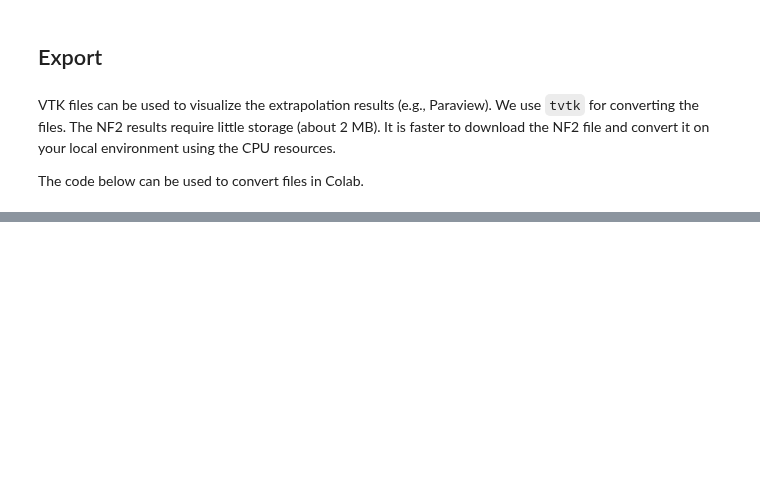
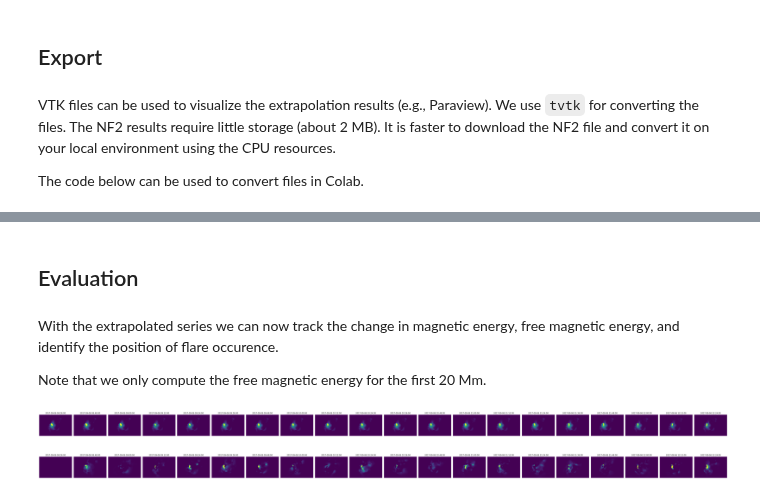
Before and after one commit to RobertJaro/NF2, a Jupyter notebook: example/extrapolation.ipynb, the cells around one changed output, grey strips where cells are left out. Drawn from its saved outputs; the diff is of its cells as text; code cells hidden in the pictures; blank space fills up the shorter version.

```diff
--- a/example/extrapolation.ipynb
+++ b/example/extrapolation.ipynb
@@ -150,0 +253,4 @@ save_vtk(b, vtk_path, 'B')
+# %%
+#@title Paths
+series_base_path = None #@param {type:"string"}
+series_base_path = 'ar_series_%d_%s' % (sharp_nr, date.isoformat('T')) if series_base_path is None else series_base_path
@@ -150,0 +351,53 @@ save_vtk(b, vtk_path, 'B')
+# %% [markdown]
+## Evaluation
+# %% [markdown]
+With the extrapolated series we can now track the change in magnetic energy, free magnetic energy, and identify the position of flare occurence.
+
+Note that we only compute the free magnetic energy for the first 20 Mm.
+# %%
+nf2_paths = sorted(glob.glob(os.path.join(series_base_path, '**', 'extrapolation_result.nf2')))
+Mm_per_pix = 360e-3
+z_pixels = int(np.ceil(20 / (2 * Mm_per_pix)))  # 20 Mm --> pixels; bin2
+
+# save results as npy files
+evaluation_path = os.path.join(series_base_path, 'evaluation')
+os.makedirs(evaluation_path, exist_ok=True)
+free_energy_files = []
+for path in nf2_paths:
+  b = load_cube(path, progress=True, z=z_pixels)
+  free_me = get_free_mag_energy(b)
+  f = os.path.join(evaluation_path, '%s.npy' % path.split('/')[-2])
+  np.save(f, free_me)
+  free_energy_files += [f]
+
+series_dates = [datetime.strptime(os.path.basename(f), '%Y%m%d_%H%M%S_TAI.npy') for f in free_energy_files]
+# %%
+# plot the free magnetic evolution
+fig, axs = plt.subplots(1, len(free_energy_files), figsize=(len(free_energy_files) * 3, 6))
+for f, ax, d in zip(free_energy_files, axs, series_dates):
+  free_me = np.load(f)
+  ax.imshow(free_me.sum(2).transpose(), vmin=0, vmax=1e6, origin='lower')
+  ax.set_title(d.isoformat(' '))
+  ax.set_axis_off()
+
+plt.tight_layout()
+plt.show()
+# %% [output]
+[figure, added]
+# %%
+# plot the energy depletion
+prev_me = None
+fig, axs = plt.subplots(1, len(free_energy_files), figsize=((len(free_energy_files)) * 3, 6))
+for f, ax, d in zip(free_energy_files, axs, series_dates):
+  free_me = np.load(f)
+  if prev_me is None:
+    prev_me = free_me
+  ax.imshow(np.clip(free_me - prev_me, 0, None).sum(2).transpose(), vmin=0, vmax=1e5, origin='lower')
+  ax.set_title(d.isoformat(' '))
+  ax.set_axis_off()
+  prev_me = free_me
+
+plt.tight_layout()
+plt.show()
+# %% [output]
+[figure, added]
```
Also changed, not shown: parts of 53 cells of this notebook, 12 other files.
